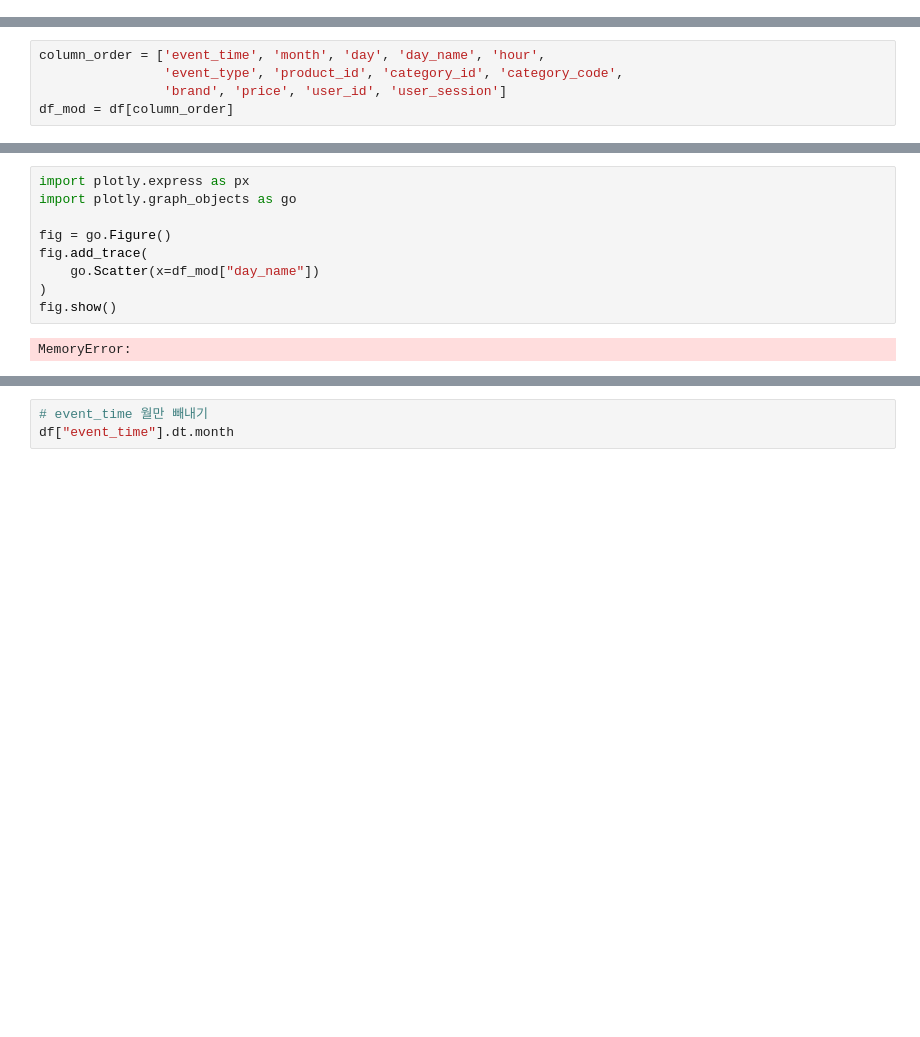
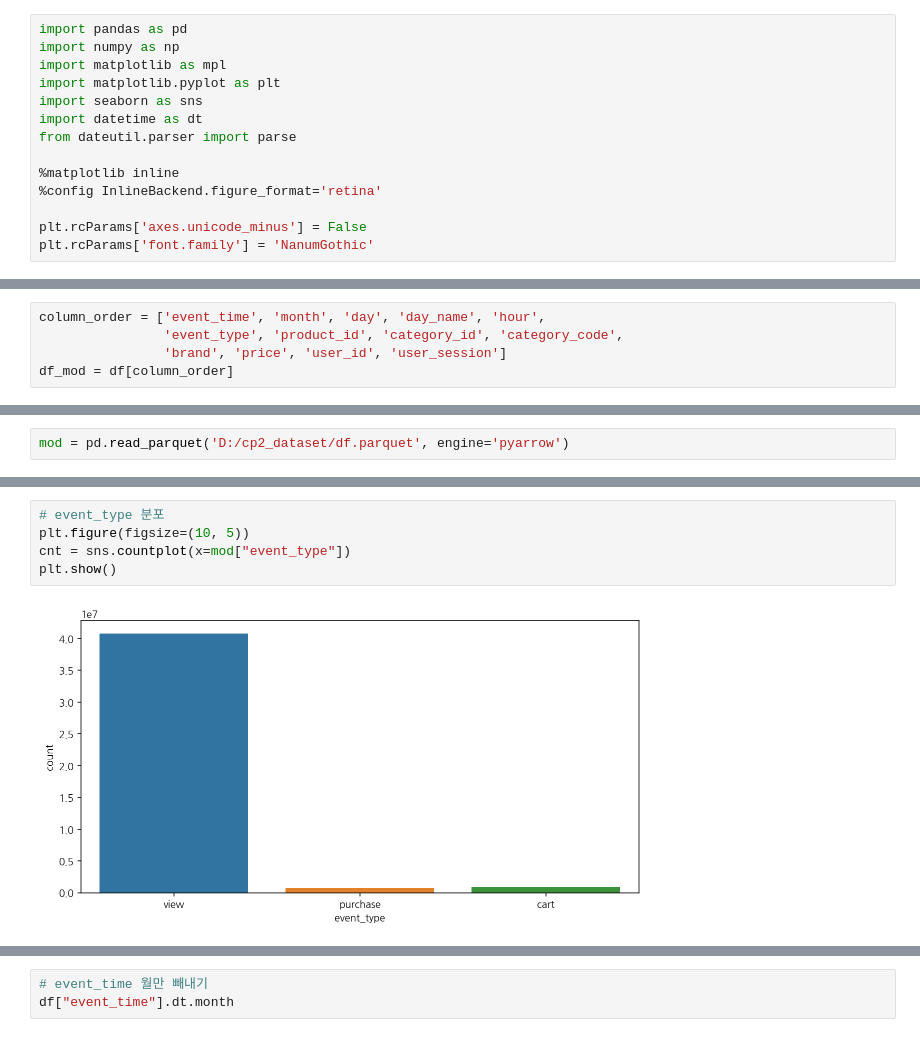
Before and after one commit to benidjor/ecommerce-behavior-data-analysis, a Jupyter notebook: tsj_data/2019_oct_eda.ipynb, the cells around one changed output, grey strips where cells are left out. Saved outputs shown, nothing was run; the diff lists cells and outputs as text; blank space fills up the shorter version.

```diff
--- a/tsj_data/2019_oct_eda.ipynb
+++ b/tsj_data/2019_oct_eda.ipynb
@@ -9 +5,15 @@ from dateutil.parser import parse
+# %%
+import pandas as pd
+import numpy as np
+import matplotlib as mpl
+import matplotlib.pyplot as plt
+import seaborn as sns
+import datetime as dt
+from dateutil.parser import parse
+
+%matplotlib inline
+%config InlineBackend.figure_format='retina'
+
+plt.rcParams['axes.unicode_minus'] = False
+plt.rcParams['font.family'] = 'NanumGothic'
 # %%
@@ -100,0 +102,2 @@ df_mod.head()
+# %%
+mod = pd.read_parquet('D:/cp2_dataset/df.parquet', engine='pyarrow')
@@ -105,14 +117,10 @@ view        0.960673
 cart        0.021827
 purchase    0.017500
 Name: event_type, dtype: float64
-# %%
-import plotly.express as px
-import plotly.graph_objects as go
-
-fig = go.Figure()
-fig.add_trace(
-    go.Scatter(x=df_mod["day_name"])
-)
-fig.show()
-# %% [output]
-MemoryError:
+# %%
+# event_type 분포
+plt.figure(figsize=(10, 5))
+cnt = sns.countplot(x=mod["event_type"])
+plt.show()
+# %% [output]
+[figure, added]
```
Also changed, not shown: parts of 31 cells of this notebook.
